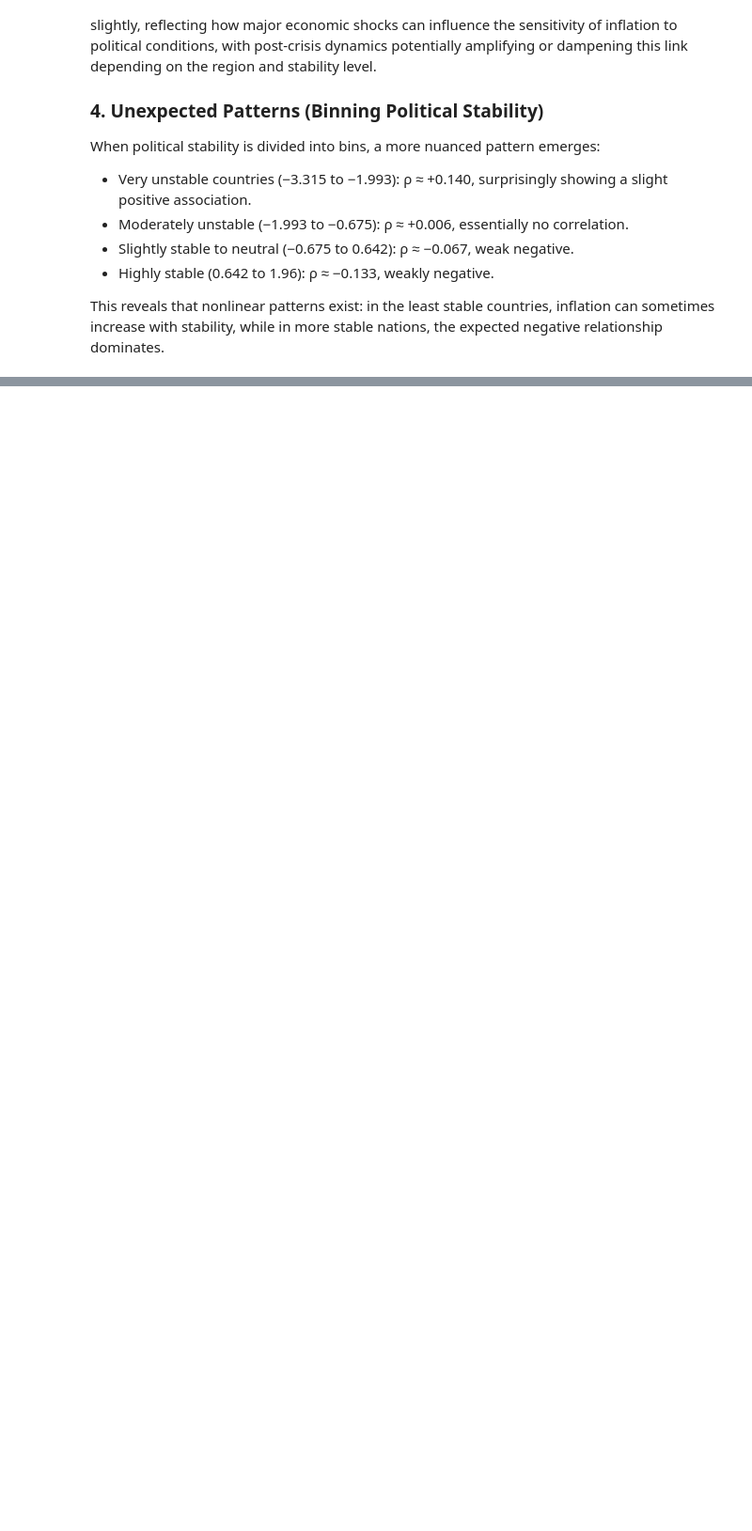
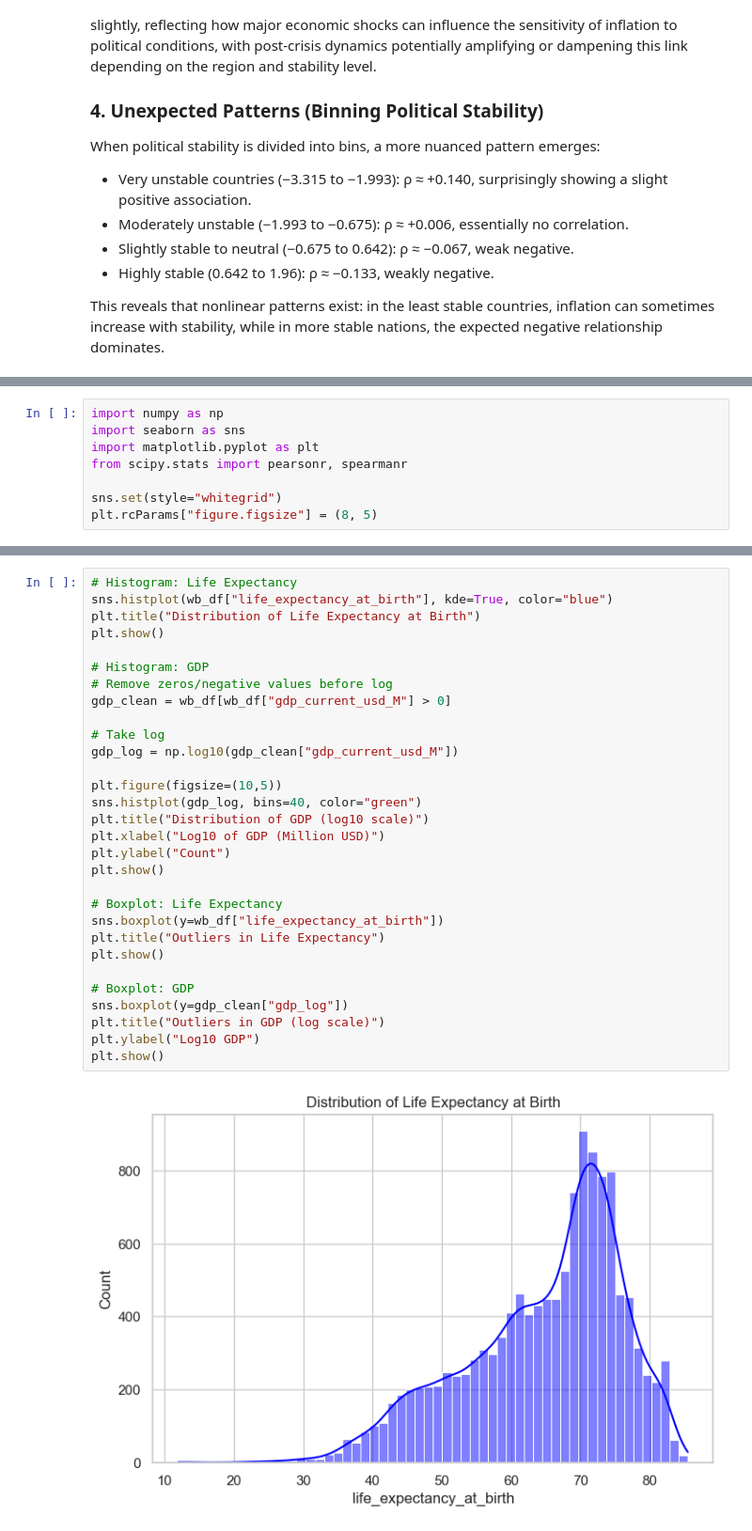
Before and after one commit to StefanFSmid/ASDA_2025_Group_3_Porfolio, a Jupyter notebook: notebooks/week_06_group_3_notebook.ipynb, the cells around one changed output, grey strips where cells are left out. Shown at 94% size. Saved outputs shown, nothing was run; the diff lists cells and outputs as text; blank space fills up the shorter version.

Commit message:
The Story of GDP vs Life Expectancy

```diff
--- a/notebooks/week_06_group_3_notebook.ipynb
+++ b/notebooks/week_06_group_3_notebook.ipynb
@@ -265,0 +268,8 @@ This reveals that nonlinear patterns exist: in the least stable countries, infla
+# %%
+import numpy as np
+import seaborn as sns
+import matplotlib.pyplot as plt
+from scipy.stats import pearsonr, spearmanr
+
+sns.set(style="whitegrid")
+plt.rcParams["figure.figsize"] = (8, 5)
@@ -265,0 +282,32 @@ This reveals that nonlinear patterns exist: in the least stable countries, infla
+# %%
+# Histogram: Life Expectancy
+sns.histplot(wb_df["life_expectancy_at_birth"], kde=True, color="blue")
+plt.title("Distribution of Life Expectancy at Birth")
+plt.show()
+
+# Histogram: GDP
+# Remove zeros/negative values before log
+gdp_clean = wb_df[wb_df["gdp_current_usd_M"] > 0]
+
+# Take log
+gdp_log = np.log10(gdp_clean["gdp_current_usd_M"])
+
+plt.figure(figsize=(10,5))
+sns.histplot(gdp_log, bins=40, color="green")
+plt.title("Distribution of GDP (log10 scale)")
+plt.xlabel("Log10 of GDP (Million USD)")
+plt.ylabel("Count")
+plt.show()
+
+# Boxplot: Life Expectancy
+sns.boxplot(y=wb_df["life_expectancy_at_birth"])
+plt.title("Outliers in Life Expectancy")
+plt.show()
+
+# Boxplot: GDP
+sns.boxplot(y=gdp_clean["gdp_log"])
+plt.title("Outliers in GDP (log scale)")
+plt.ylabel("Log10 GDP")
+plt.show()
+# %% [output]
+[figure, added]
```
Also changed, not shown: parts of 21 cells of this notebook.
